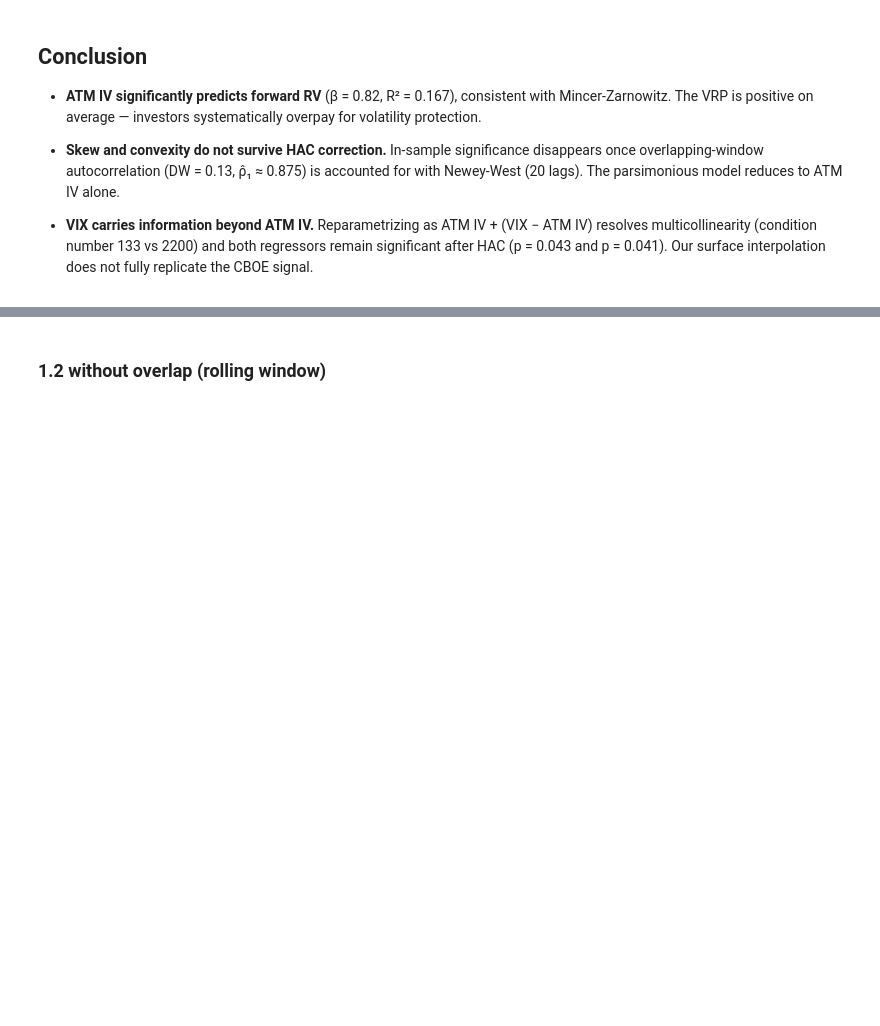
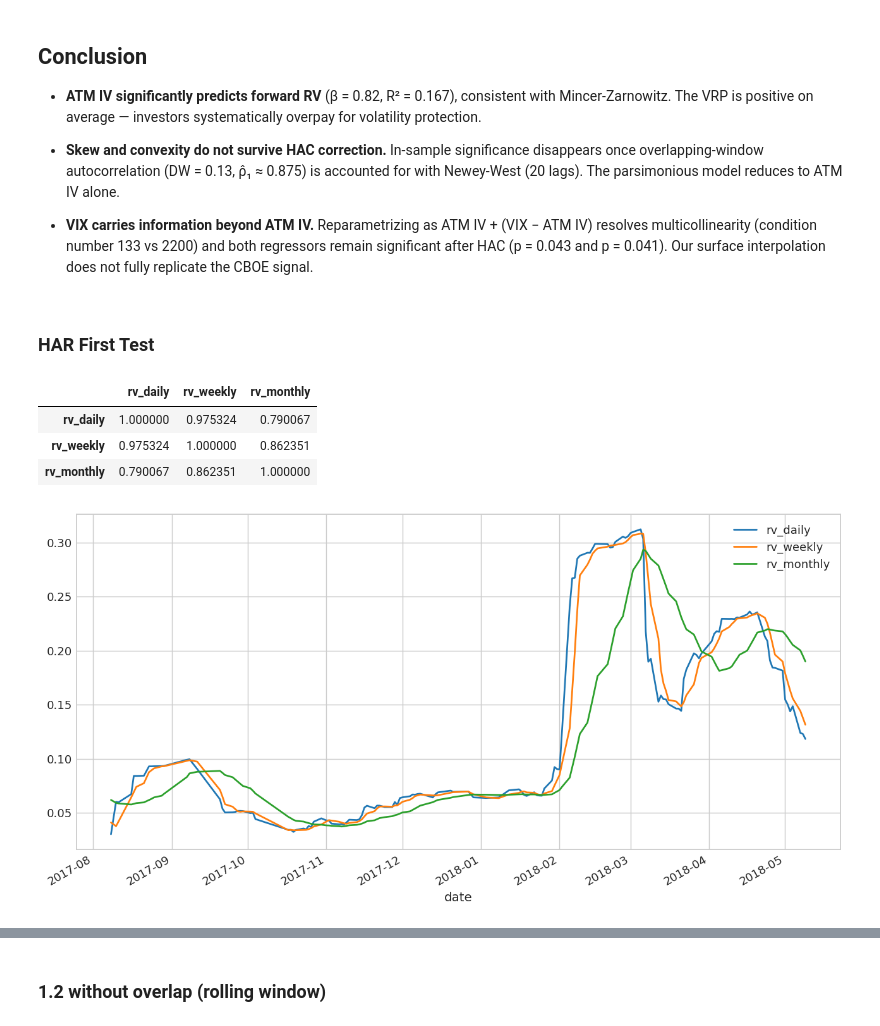
Before and after one commit to GabrielDelhay/Econometrics-project, a Jupyter notebook: Econometrics_Models.ipynb, the cells around one changed output, grey strips where cells are left out. Saved outputs shown, nothing was run; the diff lists cells and outputs as text; code cells hidden in the pictures; blank space fills up the shorter version.

Commit message:
first try HAR, not really good

```diff
--- a/Econometrics_Models.ipynb
+++ b/Econometrics_Models.ipynb
@@ -360,3 +360,27 @@ Breusch-Godfrey : stat=148.402  p=  0.0000  reject no autocorrelation
   resolves multicollinearity (condition number 133 vs 2200) and both regressors remain
   significant after HAC (p = 0.043 and p = 0.041). Our surface interpolation does not
   fully replicate the CBOE signal.
+# %% [markdown]
+### HAR First Test
+# %%
+har_df = reg_overlap.copy()
+
+har_df['rv_daily'] = har_df['rv_past']
+har_df['rv_weekly'] = har_df['rv_past'].rolling(5).mean()
+har_df['rv_monthly'] = har_df['rv_past'].rolling(21).mean()
+
+har_df = har_df.dropna()
+# %%
+har_df[
+    ['rv_daily', 'rv_weekly', 'rv_monthly']
+].plot(figsize=(12,6))
+
+har_df[
+    ['rv_daily', 'rv_weekly', 'rv_monthly']
+].corr()
+# %% [output]
+|  | rv_daily | rv_weekly | rv_monthly |
+| rv_daily | 1.000000 | 0.975324 | 0.790067 |
+| rv_weekly | 0.975324 | 1.000000 | 0.862351 |
+| rv_monthly | 0.790067 | 0.862351 | 1.000000 |
+[figure, added]
```
Also changed, not shown: parts of 18 cells of this notebook.
